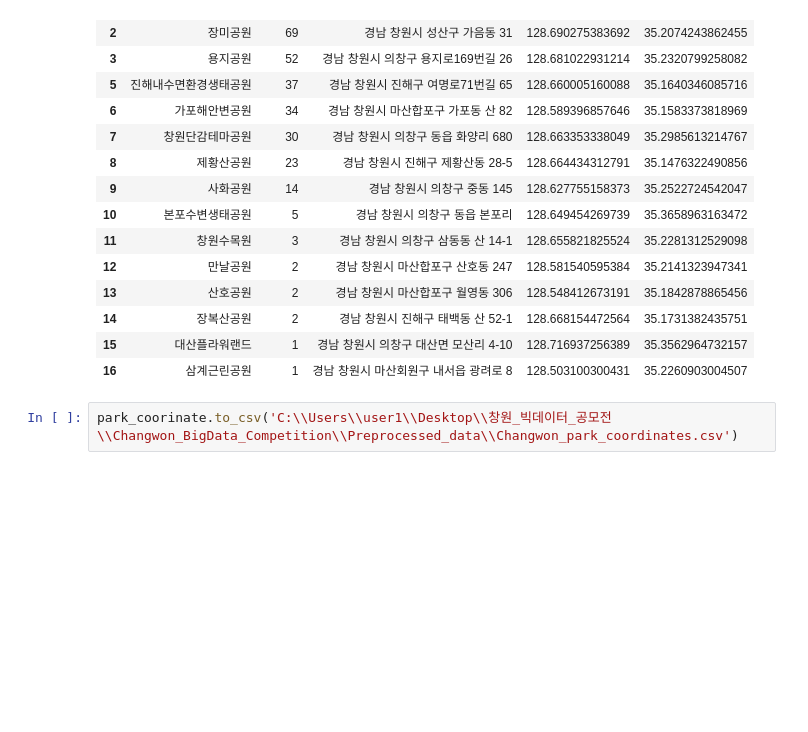
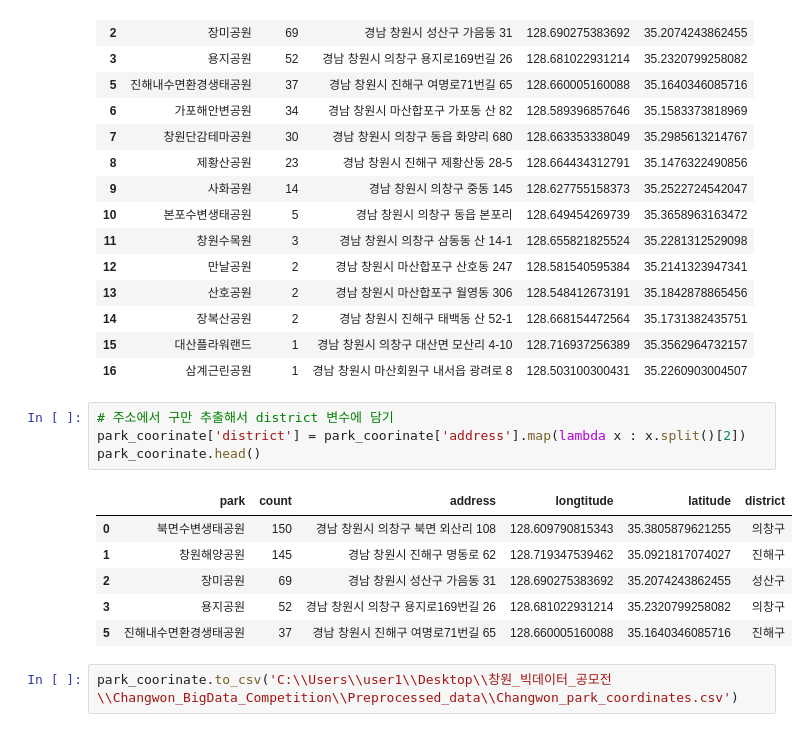
Before and after one commit to DAYEON-LEE/Changwon_BigData_Competition, a Jupyter notebook: Code_analyzing/get_coordinates_from_kakao_api.ipynb, the cells around one changed output. Drawn from its saved outputs; the diff is of its cells as text; blank space fills up the shorter version.

```diff
--- a/Code_analyzing/get_coordinates_from_kakao_api.ipynb
+++ b/Code_analyzing/get_coordinates_from_kakao_api.ipynb
@@ -199,6 +199,17 @@ park_coorinate
 | 14 | 장복산공원 | 2 | 경남 창원시 진해구 태백동 산 52-1 | 128.668154472564 | 35.1731382435751 |
 | 15 | 대산플라워랜드 | 1 | 경남 창원시 의창구 대산면 모산리 4-10 | 128.716937256389 | 35.3562964732157 |
 | 16 | 삼계근린공원 | 1 | 경남 창원시 마산회원구 내서읍 광려로 8 | 128.503100300431 | 35.2260903004507 |
+# %%
+# 주소에서 구만 추출해서 district 변수에 담기
+park_coorinate['district'] = park_coorinate['address'].map(lambda x : x.split()[2])
+park_coorinate.head()
+# %% [output]
+|  | park | count | address | longtitude | latitude | district |
+| 0 | 북면수변생태공원 | 150 | 경남 창원시 의창구 북면 외산리 108 | 128.609790815343 | 35.3805879621255 | 의창구 |
+| 1 | 창원해양공원 | 145 | 경남 창원시 진해구 명동로 62 | 128.719347539462 | 35.0921817074027 | 진해구 |
+| 2 | 장미공원 | 69 | 경남 창원시 성산구 가음동 31 | 128.690275383692 | 35.2074243862455 | 성산구 |
+| 3 | 용지공원 | 52 | 경남 창원시 의창구 용지로169번길 26 | 128.681022931214 | 35.2320799258082 | 의창구 |
+| 5 | 진해내수면환경생태공원 | 37 | 경남 창원시 진해구 여명로71번길 65 | 128.660005160088 | 35.1640346085716 | 진해구 |
 # %%
 park_coorinate.to_csv('C:\\Users\\user1\\Desktop\\창원_빅데이터_공모전\\Changwon_BigData_Competition\\Preprocessed_data\\Changwon_park_coordinates.csv')
 # %%
```
Also changed, not shown: 4 other files.
